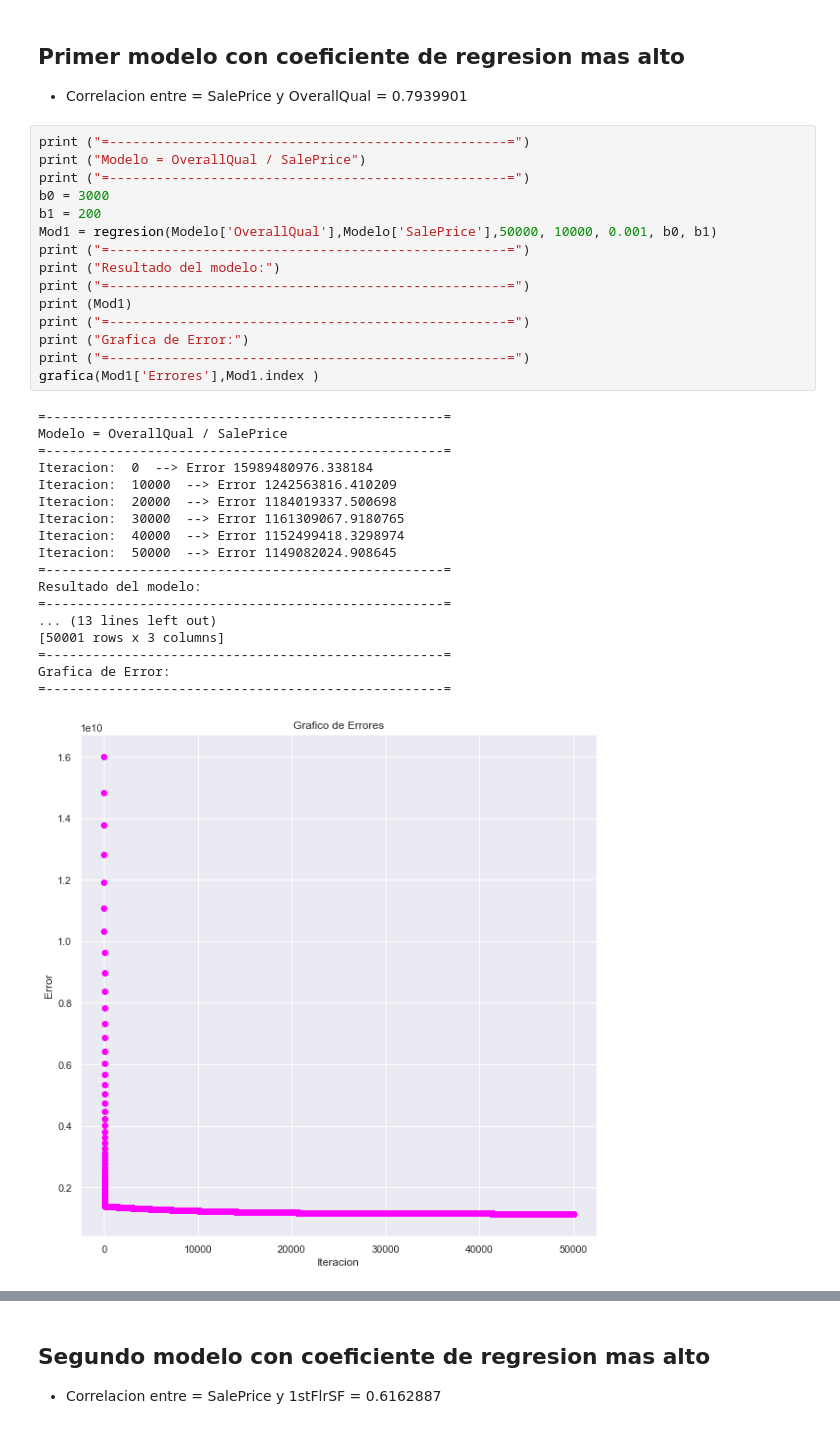
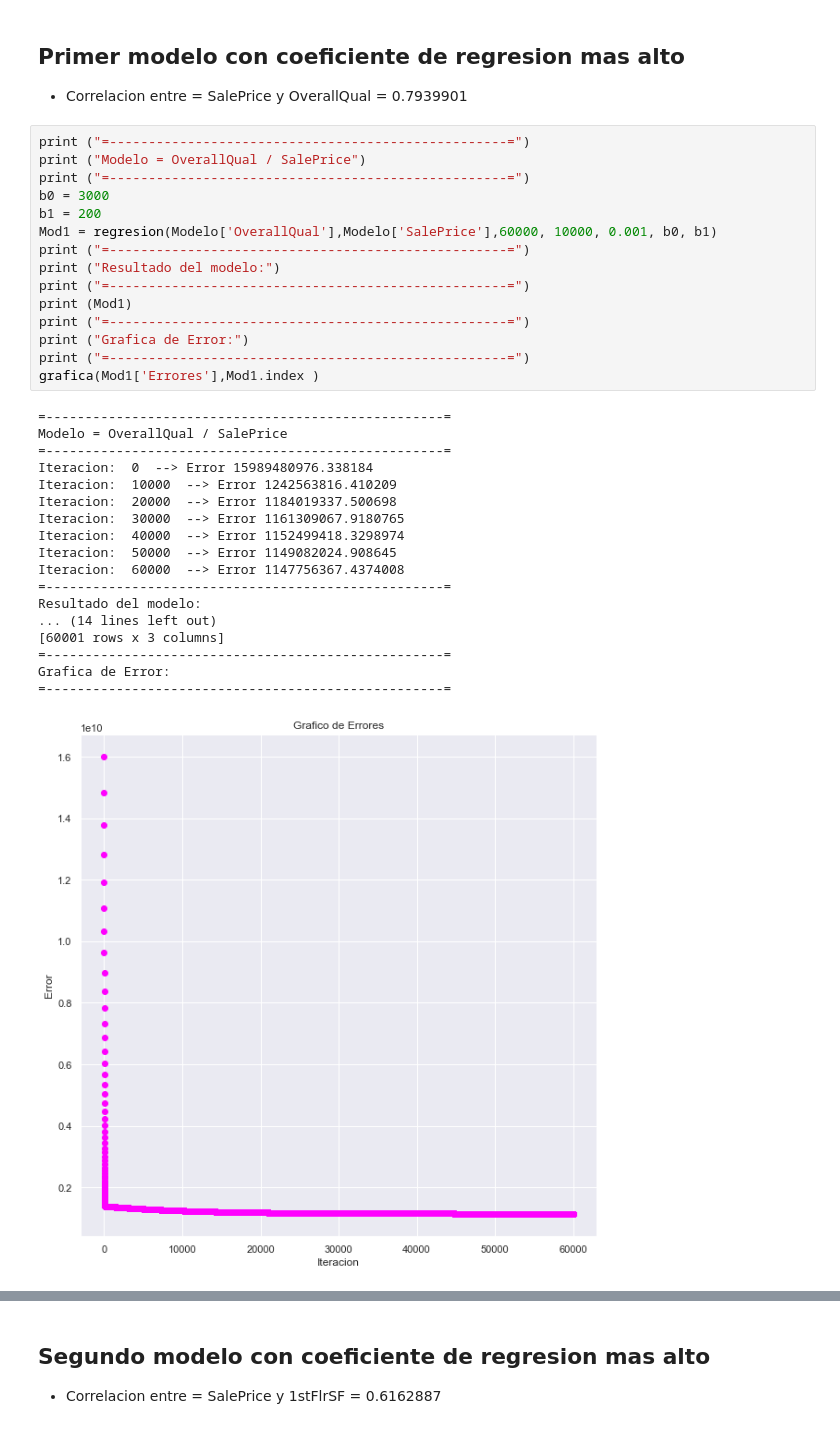
Before and after one commit to RainieroPV/Ciencia-de-Datos-en-Python, a Jupyter notebook: Proyecto_Final.ipynb, the cells around one changed output, grey strips where cells are left out. Saved outputs shown, nothing was run; the diff lists cells and outputs as text.

```diff
--- a/Proyecto_Final.ipynb
+++ b/Proyecto_Final.ipynb
@@ -199,34 +200,34 @@ def diagramar_n_parametros (parameters, n, variable):
 # %%
 print ("=---------------------------------------------------=")
 print ("Modelo = OverallQual / SalePrice")
 print ("=---------------------------------------------------=")
 b0 = 3000
 b1 = 200
-Mod1 = regresion(Modelo['OverallQual'],Modelo['SalePrice'],50000, 10000, 0.001, b0, b1)
+Mod1 = regresion(Modelo['OverallQual'],Modelo['SalePrice'],60000, 10000, 0.001, b0, b1)
 print ("=---------------------------------------------------=")
 print ("Resultado del modelo:")
 print ("=---------------------------------------------------=")
 print (Mod1)
 print ("=---------------------------------------------------=")
 print ("Grafica de Error:")
 print ("=---------------------------------------------------=")
 grafica(Mod1['Errores'],Mod1.index )
 # %% [output]
 =---------------------------------------------------=
 Modelo = OverallQual / SalePrice
 =---------------------------------------------------=
 Iteracion:  0  --> Error 15989480976.338184
 Iteracion:  10000  --> Error 1242563816.410209
 Iteracion:  20000  --> Error 1184019337.500698
 Iteracion:  30000  --> Error 1161309067.9180765
 Iteracion:  40000  --> Error 1152499418.3298974
 Iteracion:  50000  --> Error 1149082024.908645
+Iteracion:  60000  --> Error 1147756367.4374008
 =---------------------------------------------------=
 Resultado del modelo:
-=---------------------------------------------------=
-... (13 lines left out)
-[50001 rows x 3 columns]
+... (14 lines left out)
+[60001 rows x 3 columns]
 =---------------------------------------------------=
 Grafica de Error:
 =---------------------------------------------------=
-[figure, old version]
+[figure, new version]
```
Also changed, not shown: parts of 7 cells of this notebook.
